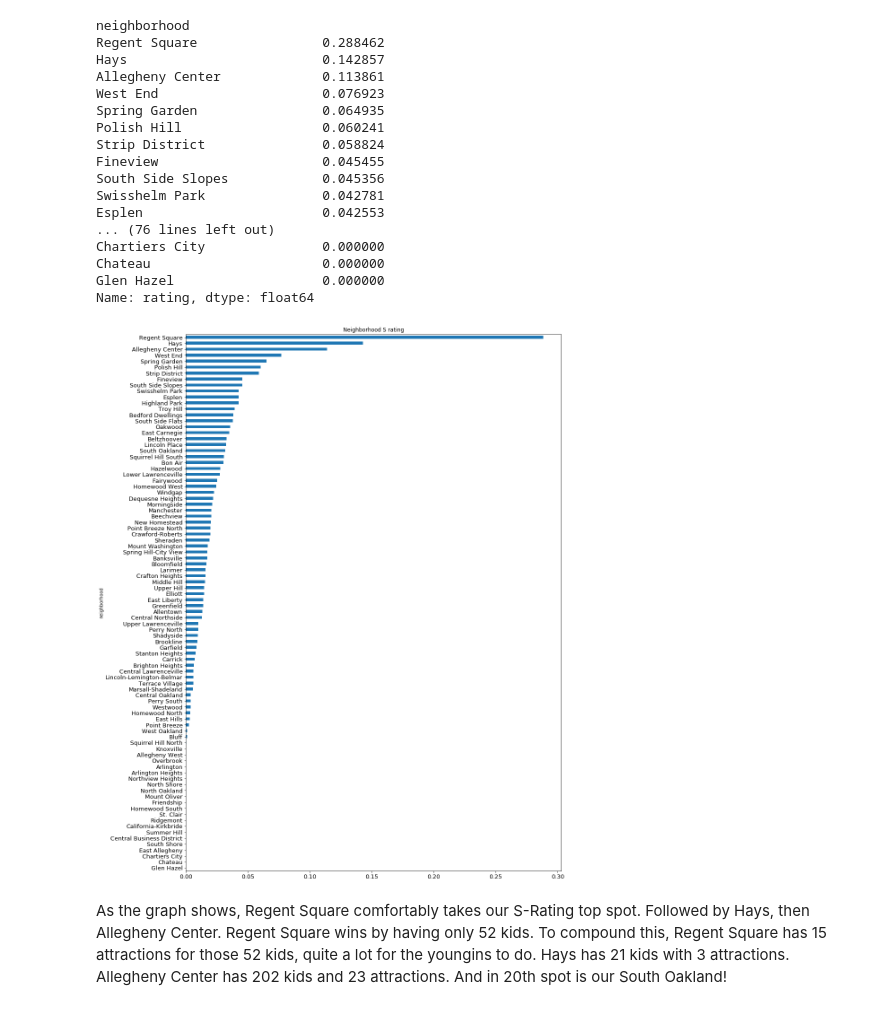
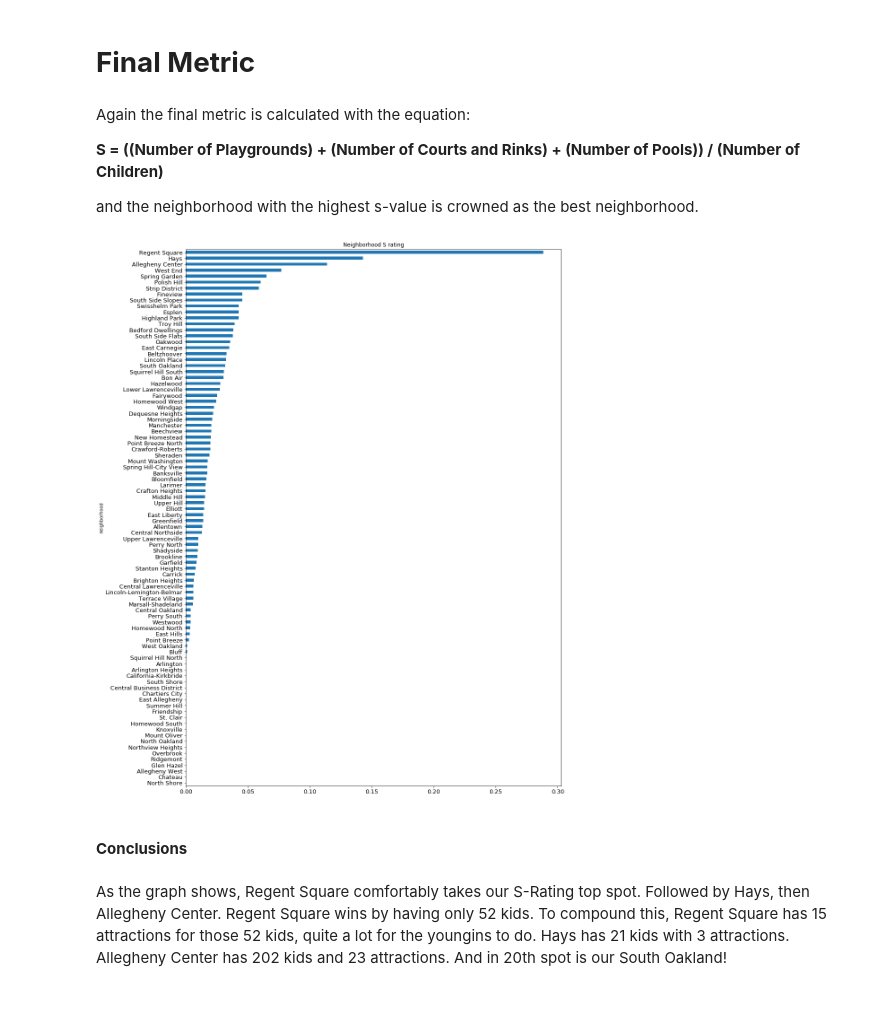
Before and after one commit to lucasz-hu/Big-Ideas-Final, a Jupyter notebook: final_lucas.ipynb, the cells around one changed output. Cells and saved outputs as stored; diff of their text form; code cells hidden in the pictures.

```diff
--- a/final_lucas.ipynb
+++ b/final_lucas.ipynb
@@ -1,41 +103,27 @@
+# %% [markdown]
+# **Final Metric**
+# %% [markdown]
+Again the final metric is calculated with the equation:
+
+**S =  ((Number of Playgrounds) + (Number of Courts and Rinks) + (Number of Pools)) / (Number of Children)**
+
+and the neighborhood with the highest s-value is crowned as the best neighborhood.
 # %%
-import ssl
+import numpy as np
 import pandas as pd
-import numpy as np
-import matplotlib.pyplot as plt
-
-ssl._create_default_https_context = ssl._create_unverified_context
-
-#pd.set_option('display.max_columns', None)
-pd.set_option('display.max_rows', None)
 
 data = pd.read_csv("BigIdeasFinalData.csv",
                   index_col="neighborhood",
                     header=0,
                         parse_dates=True)
 
-data['rating'] = ((data['playgrounds'] + data['rinks'] + data['pools'])/data['children']).replace(np.inf, 0).replace(np.NaN, 0)
+data['rating'] = ((data['playgrounds'] + data['rinks'] + data['pools'])).replace(np.inf, 0).replace(np.NaN, 0)/(data['children'])
+
 dataRatings = data['rating'].sort_values(ascending=False)
 dataRatings.plot.barh(title="Neighborhood S rating", figsize=(15,22), fontsize=13, rot=0).invert_yaxis()
-print(dataRatings)
 # %% [output]
-neighborhood
-Regent Square                0.288462
-Hays                         0.142857
-Allegheny Center             0.113861
-West End                     0.076923
-Spring Garden                0.064935
-Polish Hill                  0.060241
-Strip District               0.058824
-Fineview                     0.045455
-South Side Slopes            0.045356
-Swisshelm Park               0.042781
-Esplen                       0.042553
-... (76 lines left out)
-Chartiers City               0.000000
-Chateau                      0.000000
-Glen Hazel                   0.000000
-Name: rating, dtype: float64
-[figure, old version]
+[figure, new version]
+# %% [markdown]
+#### **Conclusions**
 # %% [markdown]
 As the graph shows, Regent Square comfortably takes our S-Rating top spot. Followed by Hays, then Allegheny Center. Regent Square wins by having only 52 kids. To compound this, Regent Square has 15 attractions for those 52 kids, quite a lot for the youngins to do. Hays has 21 kids with 3 attractions. Allegheny Center has 202 kids and 23 attractions. And in 20th spot is our South Oakland!
```
Also changed, not shown: parts of 13 cells of this notebook.
